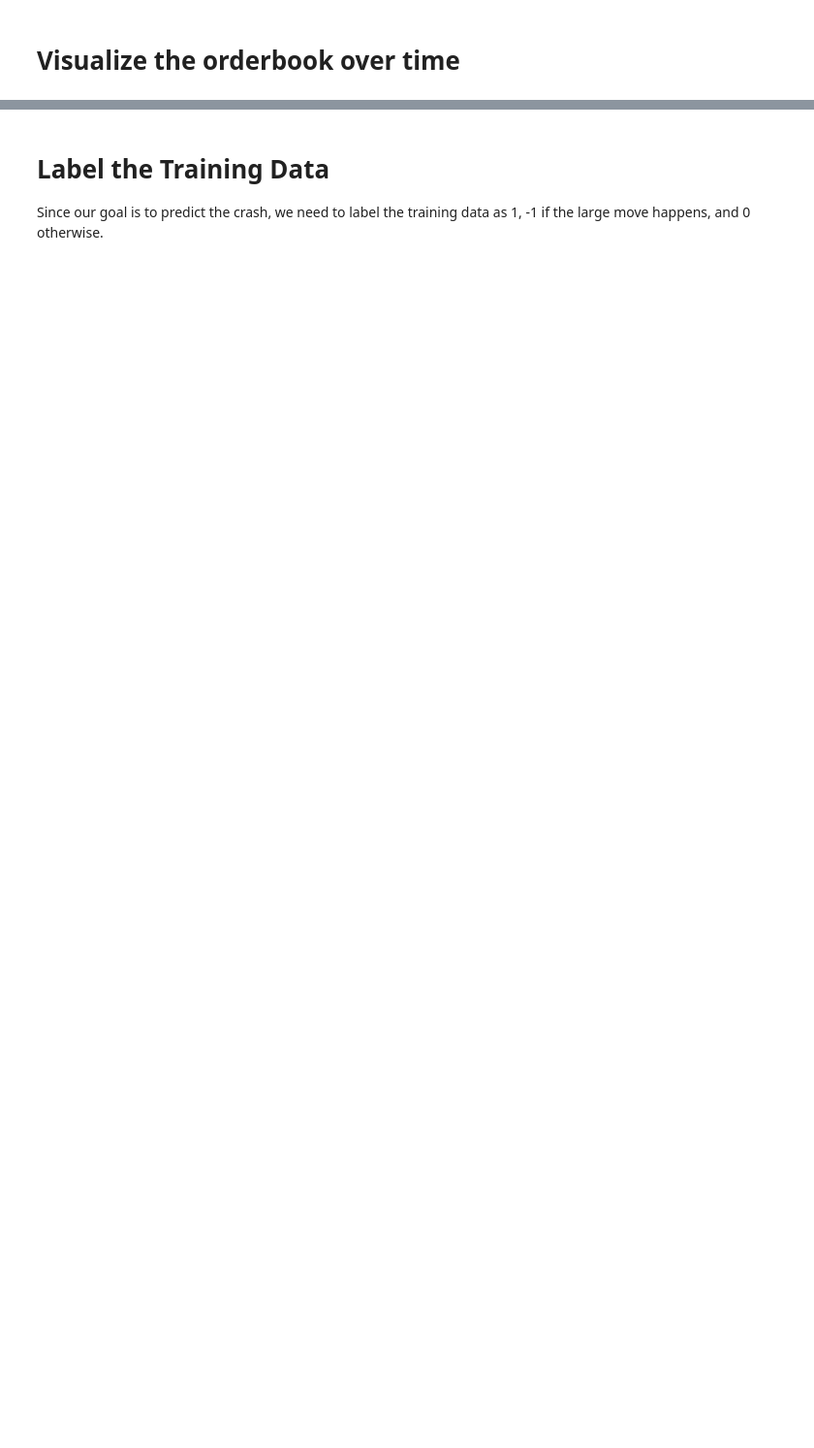
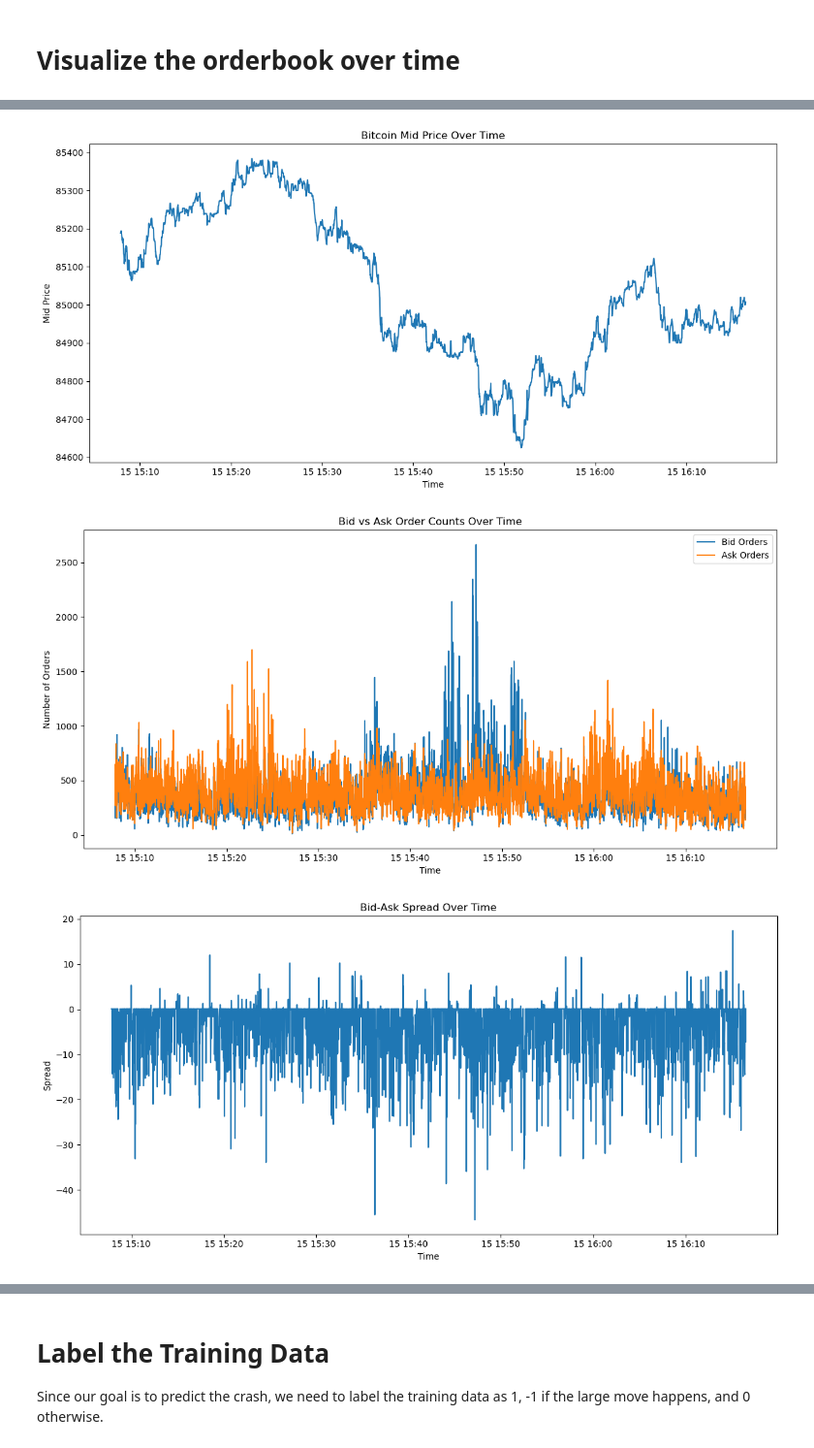
Before and after one commit to phanmtim/CDA_2025, a Jupyter notebook: crypto_crash.ipynb, the cells around one changed output, grey strips where cells are left out. Shown: that part at 97% size. Saved outputs shown, nothing was run; the diff lists cells and outputs as text; code cells hidden in the pictures; blank space fills up the shorter version.

```diff
--- a/crypto_crash.ipynb
+++ b/crypto_crash.ipynb
@@ -171,0 +102,4 @@ metrics, crashes = oba.analyzeOrderbook('data/reconstructed_orderbook_small.csv'
+# %%
+book = oba.loadReconstructedOrderbook("data/reconstructed_orderbook_by_time.csv")
+print(book.index.min(), "→", book.index.max())
+print("Total seconds:", (book.index.max() - book.index.min()).total_seconds())
@@ -171,0 +109,21 @@ metrics, crashes = oba.analyzeOrderbook('data/reconstructed_orderbook_small.csv'
+# %%
+from src.tim import orderbook_analysis as oba
+
+# load the per-second file
+book = oba.loadReconstructedOrderbook("data/reconstructed_orderbook_by_time.csv")
+
+# visualize
+oba.plotMidPrice(book)
+oba.plotOrderCounts(book)
+oba.plotSpread(book)
+
+# rolling 5‑second crash detection
+crashes = oba.detectFlashCrashesRolling(book,
+                                        thresholdRangePct=0.05,
+                                        windowSeconds=5)
+print(crashes)
+oba.plotFlashCrashes(book, crashes)
+# %% [output]
+[figure, added]
+[figure, added]
+[figure, added]
```
Also changed, not shown: parts of 9 cells of this notebook, 1 other file.
